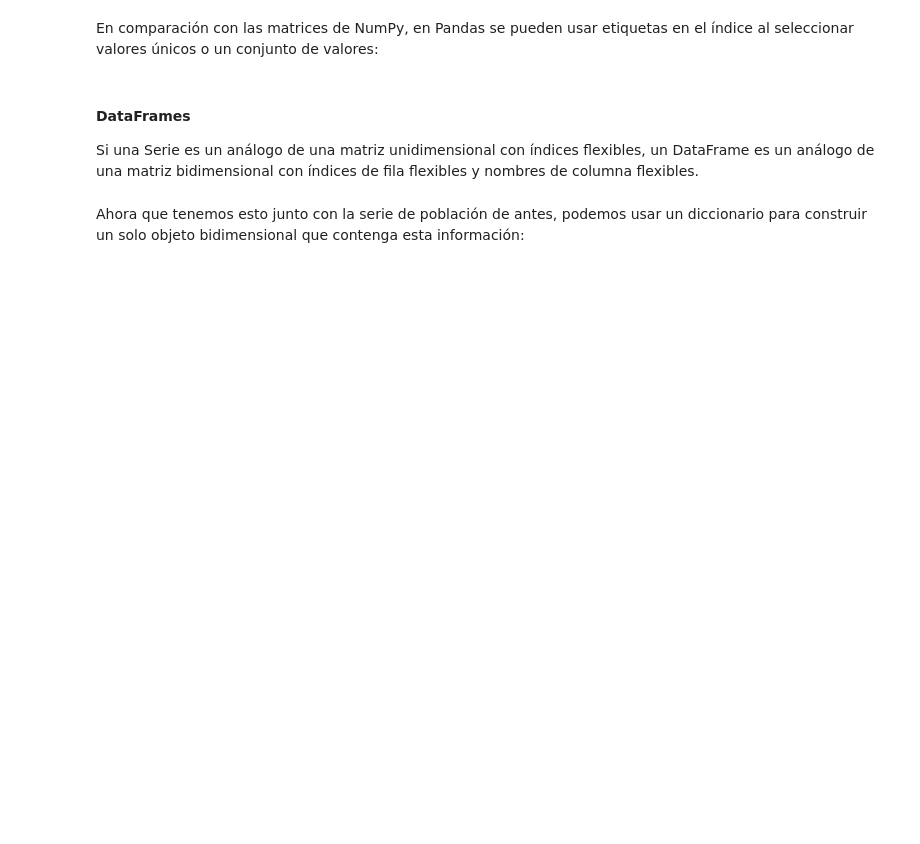
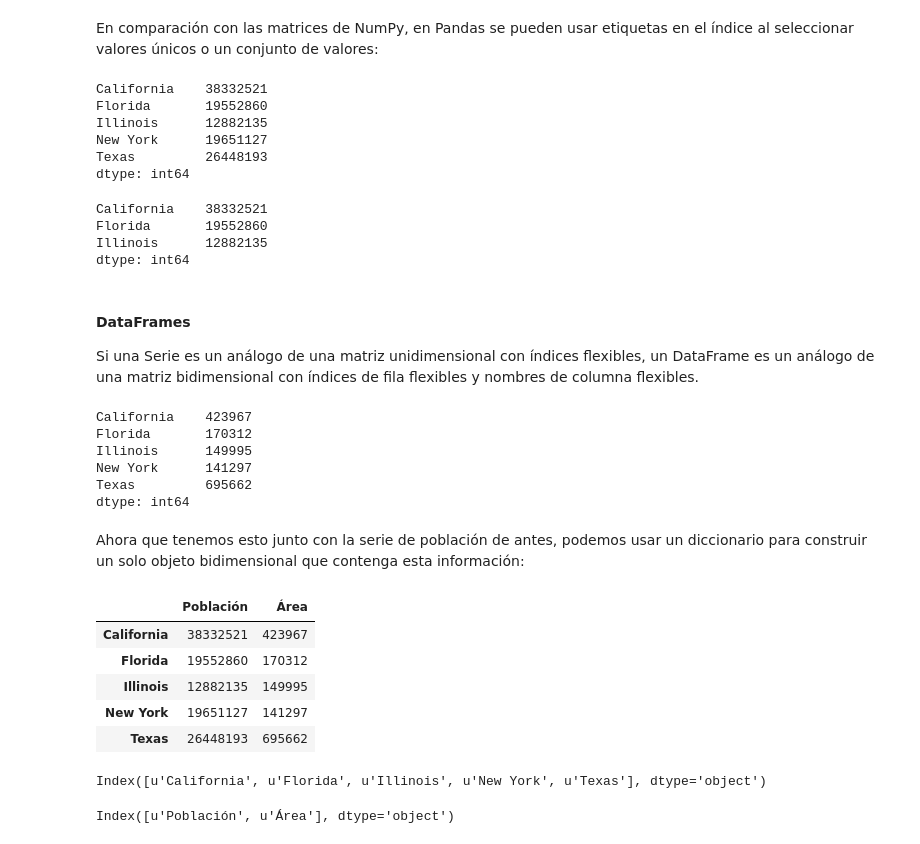
Before and after one commit to JuanAcevedoEcon/Data-Analysis-and-Intro-to-ML, a Jupyter notebook: Session 2/Sesión 2 (Uso de la vectorización e introducción a Pandas).ipynb, the cells around one changed output. Cells and saved outputs as stored; diff of their text form; code cells hidden in the pictures; blank space fills up the shorter version.

```diff
--- a/Session 2/Sesión 2 (Uso de la vectorización e introducción a Pandas).ipynb
+++ b/Session 2/Sesión 2 (Uso de la vectorización e introducción a Pandas).ipynb
@@ -131,8 +338,22 @@ population_dict = {"California": 38332521,
  "Florida": 19552860,
  "Illinois": 12882135}
 
-population = pd.______(population_dict)
+population = pd.Series(population_dict)
 population
+# %% [output]
+California    38332521
+Florida       19552860
+Illinois      12882135
+New York      19651127
+Texas         26448193
+dtype: int64
+# %%
+population["California":"Illinois"]
+# %% [output]
+California    38332521
+Florida       19552860
+Illinois      12882135
+dtype: int64
 # %% [markdown]
 #### DataFrames
 
@@ -141,11 +362,33 @@ Si una Serie es un análogo de una matriz unidimensional con índices flexibles,
 area_dict = {"California": 423967, "Texas": 695662, "New York": 141297,
              "Florida": 170312, "Illinois": 149995}
 
-area = pd.______(area_dict)
+area = pd.Series(area_dict)
 area
+# %% [output]
+California    423967
+Florida       170312
+Illinois      149995
+New York      141297
+Texas         695662
+dtype: int64
 # %% [markdown]
 Ahora que tenemos esto junto con la serie de población de antes, podemos usar un
 diccionario para construir un solo objeto bidimensional que contenga esta información:
 # %%
-states = pd.______({"Población": ______,"Área": ______})
+states = pd.DataFrame({"Población": population,"Área": area})
 states
+# %% [output]
+|  | Población | Área |
+| California | 38332521 | 423967 |
+| Florida | 19552860 | 170312 |
+| Illinois | 12882135 | 149995 |
+| New York | 19651127 | 141297 |
+| Texas | 26448193 | 695662 |
+# %%
+states.index
+# %% [output]
+Index([u'California', u'Florida', u'Illinois', u'New York', u'Texas'], dtype='object')
+# %%
+states.columns
+# %% [output]
+Index([u'Población', u'Área'], dtype='object')
```
Also changed, not shown: parts of 42 cells of this notebook, 1 other file.
